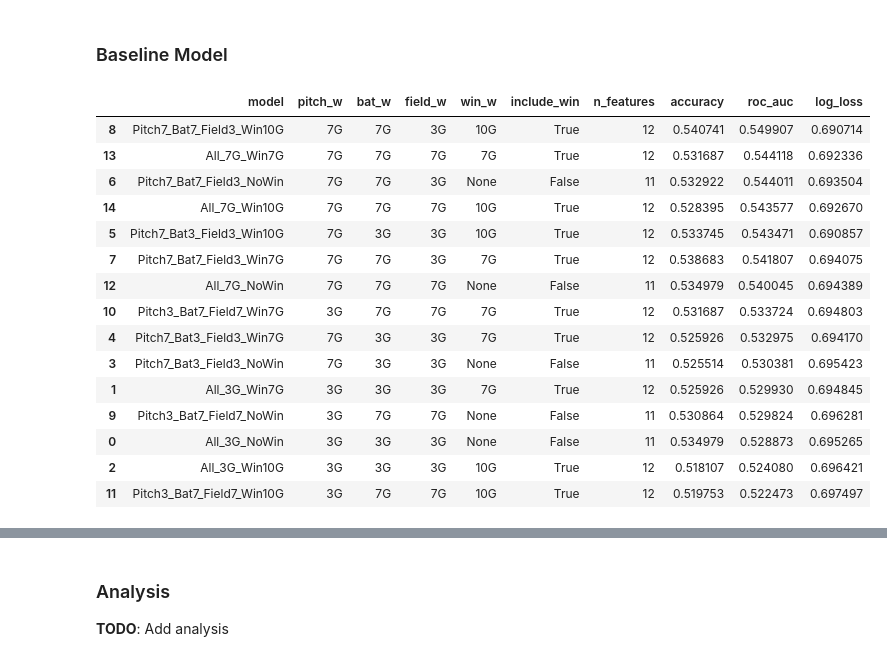
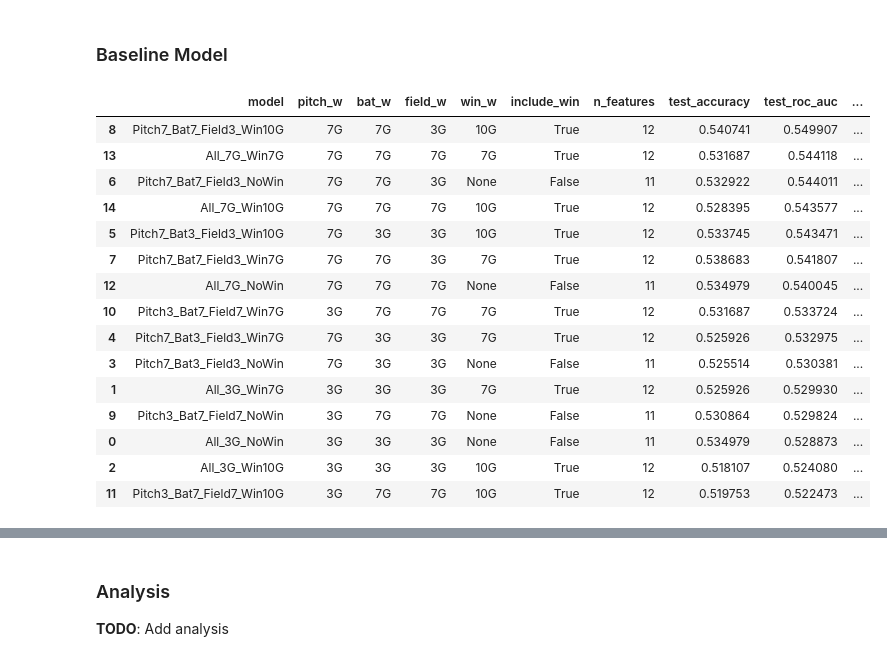
Before and after one commit to Sam-Gartenstein/mlb-win-prediction, a Jupyter notebook: ML Game Outcome Modeling.ipynb, the cells around one changed output, grey strips where cells are left out. Cells and saved outputs as stored; diff of their text form; code cells hidden in the pictures.

```diff
--- a/ML Game Outcome Modeling.ipynb
+++ b/ML Game Outcome Modeling.ipynb
@@ -495,7 +626,7 @@ tscv = TimeSeriesSplit(n_splits=5)
 # Pipeline: scaling + logistic regression
 pipe = Pipeline([
     ("scaler", StandardScaler()),
-    ("model", LogisticRegression(max_iter=2000))
+    ("model", LogisticRegression(max_iter=2000, solver="liblinear"))
 ])
 
 # Hyperparameter grid
@@ -722,23 +842,23 @@ def fit_eval_rf(
     y_pred = rf_model.predict(X_test)
     y_proba = rf_model.predict_proba(X_test)[:, 1]
 
-    acc = accuracy_score(y_test, y_pred)
-    auc = roc_auc_score(y_test, y_proba)
-    ll = log_loss(y_test, y_proba)
+    test_accuracy = accuracy_score(y_test, y_pred)
+    test_roc_auc = roc_auc_score(y_test, y_proba)
+    test_log_loss = log_loss(y_test, y_proba)
     cm = confusion_matrix(y_test, y_pred)
     report = classification_report(y_test, y_pred)
 
     if verbose:
-        print("Accuracy:", acc)
-        print("ROC AUC:", auc)
-        print("Log Loss:", ll)
+        print("Test Accuracy:", test_accuracy)
+        print("Test ROC AUC:", test_roc_auc)
+        print("Test Log Loss:", test_log_loss)
         print("\nConfusion Matrix:\n", cm)
         print("\nClassification Report:\n", report)
 
     return {
-        "accuracy": acc,
-        "roc_auc": auc,
-        "log_loss": ll,
+        "test_accuracy": test_accuracy,
+        "test_roc_auc": test_roc_auc,
+        "test_log_loss": test_log_loss,
         "confusion_matrix": cm,
         "classification_report": report,
         "model": rf_model
@@ -773,51 +893,57 @@ for cfg in tqdm(combos, desc="Random forest feature sets"):
 
     rf_results.append({
         "model": name,
         "pitch_w": win_map["pitch"],
         "bat_w": win_map["bat"],
         "field_w": win_map["field"],
         "win_w": win_map.get("win", None),
         "include_win": include_win,
         "n_features": X_train_combo.shape[1],
-        "accuracy": res["accuracy"],
-        "roc_auc": res["roc_auc"],
-        "log_loss": res["log_loss"],
+        "test_accuracy": res["test_accuracy"],
+        "test_roc_auc": res["test_roc_auc"],
+        "test_log_loss": res["test_log_loss"],
     })
 
     rf_models[name] = {
         "fitted": res,
         "X_test": X_test_combo,
         "y_test": y_test,
         "feature_names": X_train_combo.columns
     }
 
 rf_results_df = pd.DataFrame(rf_results).sort_values(
-    by=["roc_auc", "log_loss"],
+    by=["test_roc_auc", "test_log_loss"],
     ascending=[False, True]
 )
 
 display(
     rf_results_df[
         [
             "model", "pitch_w", "bat_w", "field_w", "win_w", "include_win",
-            "n_features", "accuracy", "roc_auc", "log_loss"
+            "n_features", "test_accuracy", "test_roc_auc", "test_log_loss"
         ]
     ]
 )
+
+print_best_model_report(
+    rf_results_df,
+    rf_models,
+    label="Best baseline random forest model"
+)
 # %% [output]
-|  | model | pitch_w | bat_w | field_w | win_w | include_win | n_features | accuracy | roc_auc | log_loss |
-| 8 | Pitch7_Bat7_Field3_Win10G | 7G | 7G | 3G | 10G | True | 12 | 0.540741 | 0.549907 | 0.690714 |
-| 13 | All_7G_Win7G | 7G | 7G | 7G | 7G | True | 12 | 0.531687 | 0.544118 | 0.692336 |
-| 6 | Pitch7_Bat7_Field3_NoWin | 7G | 7G | 3G | None | False | 11 | 0.532922 | 0.544011 | 0.693504 |
-| 14 | All_7G_Win10G | 7G | 7G | 7G | 10G | True | 12 | 0.528395 | 0.543577 | 0.692670 |
-| 5 | Pitch7_Bat3_Field3_Win10G | 7G | 3G | 3G | 10G | True | 12 | 0.533745 | 0.543471 | 0.690857 |
-| 7 | Pitch7_Bat7_Field3_Win7G | 7G | 7G | 3G | 7G | True | 12 | 0.538683 | 0.541807 | 0.694075 |
-| 12 | All_7G_NoWin | 7G | 7G | 7G | None | False | 11 | 0.534979 | 0.540045 | 0.694389 |
-| 10 | Pitch3_Bat7_Field7_Win7G | 3G | 7G | 7G | 7G | True | 12 | 0.531687 | 0.533724 | 0.694803 |
-| 4 | Pitch7_Bat3_Field3_Win7G | 7G | 3G | 3G | 7G | True | 12 | 0.525926 | 0.532975 | 0.694170 |
-| 3 | Pitch7_Bat3_Field3_NoWin | 7G | 3G | 3G | None | False | 11 | 0.525514 | 0.530381 | 0.695423 |
-| 1 | All_3G_Win7G | 3G | 3G | 3G | 7G | True | 12 | 0.525926 | 0.529930 | 0.694845 |
-| 9 | Pitch3_Bat7_Field7_NoWin | 3G | 7G | 7G | None | False | 11 | 0.530864 | 0.529824 | 0.696281 |
-| 0 | All_3G_NoWin | 3G | 3G | 3G | None | False | 11 | 0.534979 | 0.528873 | 0.695265 |
-| 2 | All_3G_Win10G | 3G | 3G | 3G | 10G | True | 12 | 0.518107 | 0.524080 | 0.696421 |
-| 11 | Pitch3_Bat7_Field7_Win10G | 3G | 7G | 7G | 10G | True | 12 | 0.519753 | 0.522473 | 0.697497 |
+|  | model | pitch_w | bat_w | field_w | win_w | include_win | n_features | test_accuracy | test_roc_auc | ... |
+| 8 | Pitch7_Bat7_Field3_Win10G | 7G | 7G | 3G | 10G | True | 12 | 0.540741 | 0.549907 | ... |
+| 13 | All_7G_Win7G | 7G | 7G | 7G | 7G | True | 12 | 0.531687 | 0.544118 | ... |
+| 6 | Pitch7_Bat7_Field3_NoWin | 7G | 7G | 3G | None | False | 11 | 0.532922 | 0.544011 | ... |
+| 14 | All_7G_Win10G | 7G | 7G | 7G | 10G | True | 12 | 0.528395 | 0.543577 | ... |
+| 5 | Pitch7_Bat3_Field3_Win10G | 7G | 3G | 3G | 10G | True | 12 | 0.533745 | 0.543471 | ... |
+| 7 | Pitch7_Bat7_Field3_Win7G | 7G | 7G | 3G | 7G | True | 12 | 0.538683 | 0.541807 | ... |
+| 12 | All_7G_NoWin | 7G | 7G | 7G | None | False | 11 | 0.534979 | 0.540045 | ... |
+| 10 | Pitch3_Bat7_Field7_Win7G | 3G | 7G | 7G | 7G | True | 12 | 0.531687 | 0.533724 | ... |
+| 4 | Pitch7_Bat3_Field3_Win7G | 7G | 3G | 3G | 7G | True | 12 | 0.525926 | 0.532975 | ... |
+| 3 | Pitch7_Bat3_Field3_NoWin | 7G | 3G | 3G | None | False | 11 | 0.525514 | 0.530381 | ... |
+| 1 | All_3G_Win7G | 3G | 3G | 3G | 7G | True | 12 | 0.525926 | 0.529930 | ... |
+| 9 | Pitch3_Bat7_Field7_NoWin | 3G | 7G | 7G | None | False | 11 | 0.530864 | 0.529824 | ... |
+| 0 | All_3G_NoWin | 3G | 3G | 3G | None | False | 11 | 0.534979 | 0.528873 | ... |
+| 2 | All_3G_Win10G | 3G | 3G | 3G | 10G | True | 12 | 0.518107 | 0.524080 | ... |
+| 11 | Pitch3_Bat7_Field7_Win10G | 3G | 7G | 7G | 10G | True | 12 | 0.519753 | 0.522473 | ... |
```
Also changed, not shown: parts of 16 cells of this notebook.
